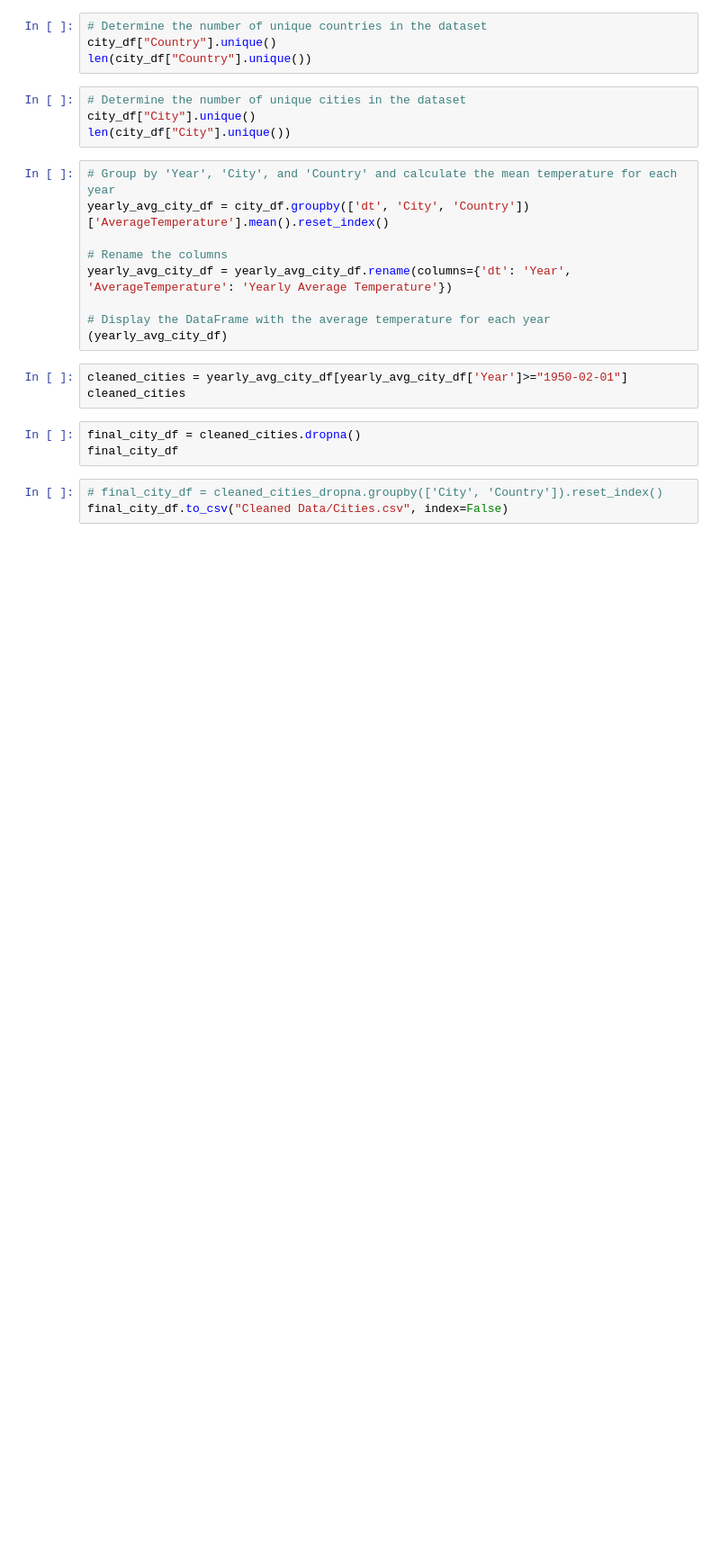
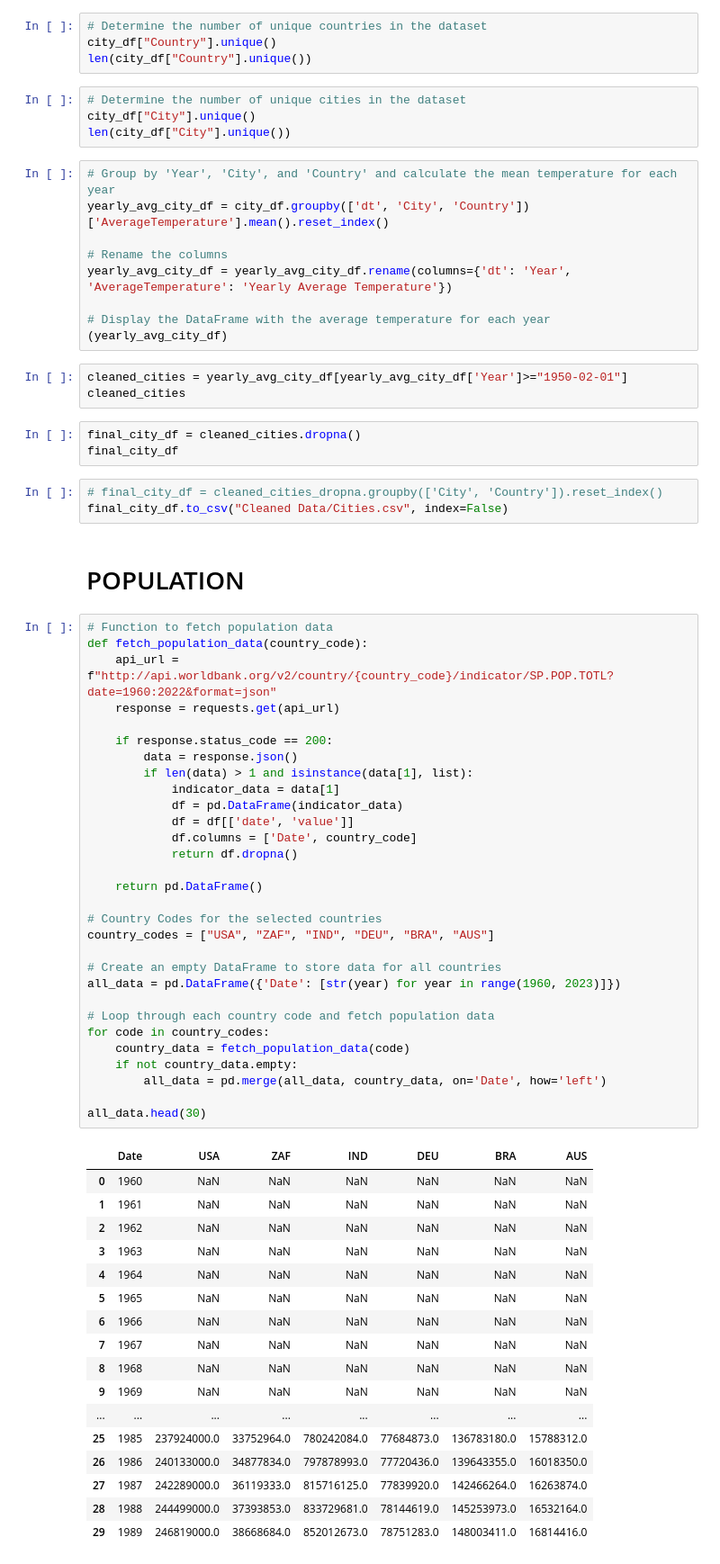
Before and after one commit to Sophiatun/Climate_Change_Analysis, a Jupyter notebook: COMPILED_CLEANED_DATA.ipynb, the cells around one changed output. Shown at 90% size. Drawn from its saved outputs; the diff is of its cells as text; blank space fills up the shorter version.

Commit message:
Population_Data

```diff
--- a/COMPILED_CLEANED_DATA.ipynb
+++ b/COMPILED_CLEANED_DATA.ipynb
@@ -263,3 +264,53 @@ final_city_df
 # %%
 # final_city_df = cleaned_cities_dropna.groupby(['City', 'Country']).reset_index()
 final_city_df.to_csv("Cleaned Data/Cities.csv", index=False)
+# %% [markdown]
+# POPULATION
+# %%
+# Function to fetch population data
+def fetch_population_data(country_code):
+    api_url = f"http://api.worldbank.org/v2/country/{country_code}/indicator/SP.POP.TOTL?date=1960:2022&format=json"
+    response = requests.get(api_url)
+
+    if response.status_code == 200:
+        data = response.json()
+        if len(data) > 1 and isinstance(data[1], list):
+            indicator_data = data[1]
+            df = pd.DataFrame(indicator_data)
+            df = df[['date', 'value']]
+            df.columns = ['Date', country_code]
+            return df.dropna()
+
+    return pd.DataFrame()
+
+# Country Codes for the selected countries
+country_codes = ["USA", "ZAF", "IND", "DEU", "BRA", "AUS"]
+
+# Create an empty DataFrame to store data for all countries
+all_data = pd.DataFrame({'Date': [str(year) for year in range(1960, 2023)]})
+
+# Loop through each country code and fetch population data
+for code in country_codes:
+    country_data = fetch_population_data(code)
+    if not country_data.empty:
+        all_data = pd.merge(all_data, country_data, on='Date', how='left')
+
+all_data.head(30)
+# %% [output]
+|  | Date | USA | ZAF | IND | DEU | BRA | AUS |
+| 0 | 1960 | NaN | NaN | NaN | NaN | NaN | NaN |
+| 1 | 1961 | NaN | NaN | NaN | NaN | NaN | NaN |
+| 2 | 1962 | NaN | NaN | NaN | NaN | NaN | NaN |
+| 3 | 1963 | NaN | NaN | NaN | NaN | NaN | NaN |
+| 4 | 1964 | NaN | NaN | NaN | NaN | NaN | NaN |
+| 5 | 1965 | NaN | NaN | NaN | NaN | NaN | NaN |
+| 6 | 1966 | NaN | NaN | NaN | NaN | NaN | NaN |
+| 7 | 1967 | NaN | NaN | NaN | NaN | NaN | NaN |
+| 8 | 1968 | NaN | NaN | NaN | NaN | NaN | NaN |
+| 9 | 1969 | NaN | NaN | NaN | NaN | NaN | NaN |
+| ... | ... | ... | ... | ... | ... | ... | ... |
+| 25 | 1985 | 237924000.0 | 33752964.0 | 780242084.0 | 77684873.0 | 136783180.0 | 15788312.0 |
+| 26 | 1986 | 240133000.0 | 34877834.0 | 797878993.0 | 77720436.0 | 139643355.0 | 16018350.0 |
+| 27 | 1987 | 242289000.0 | 36119333.0 | 815716125.0 | 77839920.0 | 142466264.0 | 16263874.0 |
+| 28 | 1988 | 244499000.0 | 37393853.0 | 833729681.0 | 78144619.0 | 145253973.0 | 16532164.0 |
+| 29 | 1989 | 246819000.0 | 38668684.0 | 852012673.0 | 78751283.0 | 148003411.0 | 16814416.0 |
```
Also changed, not shown: parts of 3 cells of this notebook, 1 other file.
